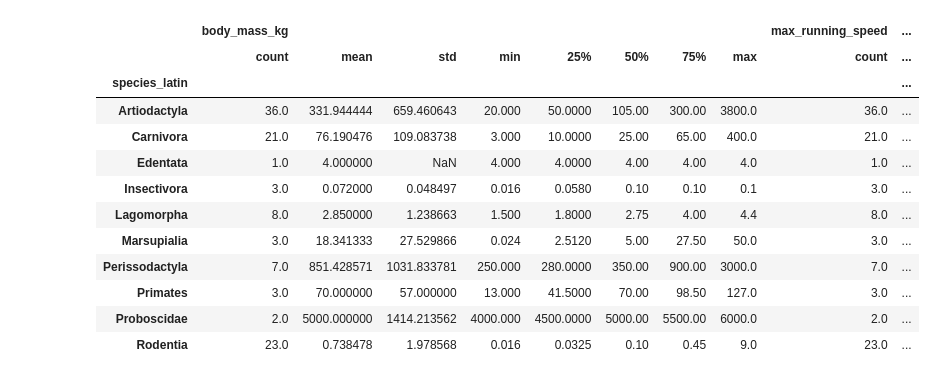
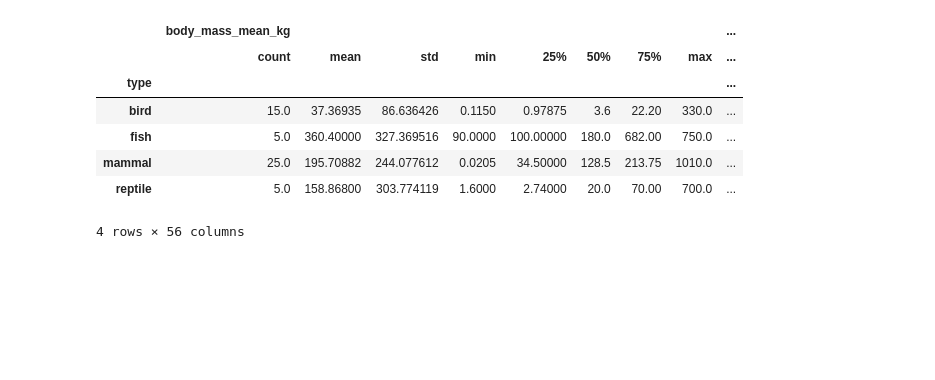
Before and after one commit to froukje/datamapu, a Jupyter notebook: notebooks/Untitled.ipynb, the cells around one changed output. Drawn from its saved outputs; the diff is of its cells as text; code cells hidden in the pictures; blank space fills up the shorter version.

```diff
--- a/notebooks/Untitled.ipynb
+++ b/notebooks/Untitled.ipynb
@@ -3,6 +9,6 @@ import pandas as pd
 import matplotlib.pyplot as plt
 # %%
-df = pd.read_excel('../../MLZoo/animals_mass_speed.ods')
+df = pd.read_excel('../../MLZoo/animals_dictionary.ods')
 # %%
 df.head()
 # %% [output]
@@ -31,16 +43,11 @@ plt.scatter(df['body_mass_kg'], df['max_running_speed'], s=5);
 # %%
-df.groupby('species_latin').describe()
+df.groupby('type').describe()
 # %% [output]
-|  | body_mass_kg |  |  |  |  |  |  |  | max_running_speed | ... |
-|  | count | mean | std | min | 25% | 50% | 75% | max | count | ... |
-| species_latin |  |  |  |  |  |  |  |  |  | ... |
-| Artiodactyla | 36.0 | 331.944444 | 659.460643 | 20.000 | 50.0000 | 105.00 | 300.00 | 3800.0 | 36.0 | ... |
-| Carnivora | 21.0 | 76.190476 | 109.083738 | 3.000 | 10.0000 | 25.00 | 65.00 | 400.0 | 21.0 | ... |
-| Edentata | 1.0 | 4.000000 | NaN | 4.000 | 4.0000 | 4.00 | 4.00 | 4.0 | 1.0 | ... |
-| Insectivora | 3.0 | 0.072000 | 0.048497 | 0.016 | 0.0580 | 0.10 | 0.10 | 0.1 | 3.0 | ... |
-| Lagomorpha | 8.0 | 2.850000 | 1.238663 | 1.500 | 1.8000 | 2.75 | 4.00 | 4.4 | 8.0 | ... |
-| Marsupialia | 3.0 | 18.341333 | 27.529866 | 0.024 | 2.5120 | 5.00 | 27.50 | 50.0 | 3.0 | ... |
-| Perissodactyla | 7.0 | 851.428571 | 1031.833781 | 250.000 | 280.0000 | 350.00 | 900.00 | 3000.0 | 7.0 | ... |
-| Primates | 3.0 | 70.000000 | 57.000000 | 13.000 | 41.5000 | 70.00 | 98.50 | 127.0 | 3.0 | ... |
-| Proboscidae | 2.0 | 5000.000000 | 1414.213562 | 4000.000 | 4500.0000 | 5000.00 | 5500.00 | 6000.0 | 2.0 | ... |
-| Rodentia | 23.0 | 0.738478 | 1.978568 | 0.016 | 0.0325 | 0.10 | 0.45 | 9.0 | 23.0 | ... |
+|  | body_mass_mean_kg |  |  |  |  |  |  |  | ... |
+|  | count | mean | std | min | 25% | 50% | 75% | max | ... |
+| type |  |  |  |  |  |  |  |  | ... |
+| bird | 15.0 | 37.36935 | 86.636426 | 0.1150 | 0.97875 | 3.6 | 22.20 | 330.0 | ... |
+| fish | 5.0 | 360.40000 | 327.369516 | 90.0000 | 100.00000 | 180.0 | 682.00 | 750.0 | ... |
+| mammal | 25.0 | 195.70882 | 244.077612 | 0.0205 | 34.50000 | 128.5 | 213.75 | 1010.0 | ... |
+| reptile | 5.0 | 158.86800 | 303.774119 | 1.6000 | 2.74000 | 20.0 | 70.00 | 700.0 | ... |
+4 rows × 56 columns
```
Also changed, not shown: parts of 10 cells of this notebook, 6 other files.
